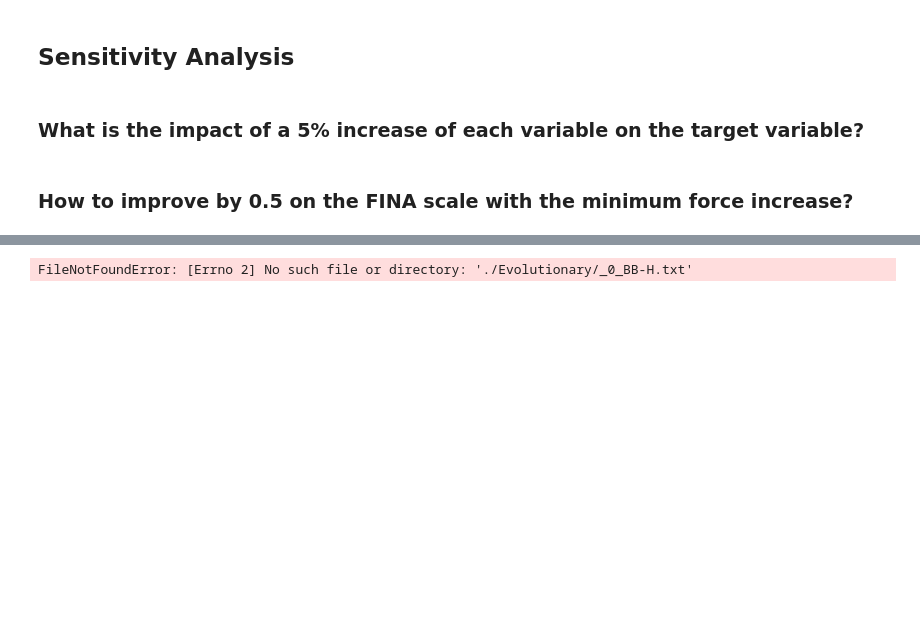
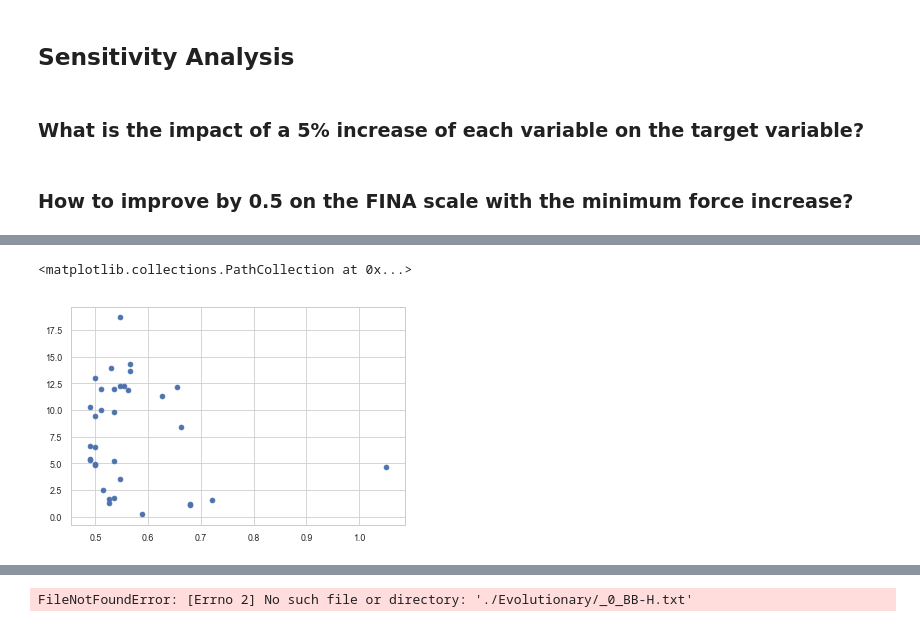
Before and after one commit to romainmartinez/synchro, a Jupyter notebook: synchro.ipynb, the cells around one changed output, grey strips where cells are left out. Saved outputs shown, nothing was run; the diff lists cells and outputs as text; code cells hidden in the pictures; blank space fills up the shorter version.

```diff
--- a/synchro.ipynb
+++ b/synchro.ipynb
@@ -883,0 +842,8 @@ Initial_obs
+# %%
+plt.scatter(
+    [s.objectives[0] for s in algorithm.result],
+    [s.objectives[2] for s in algorithm.result],
+)
+# %% [output]
+<matplotlib.collections.PathCollection at 0x...>
+[figure, added]
```
Also changed, not shown: parts of 27 cells of this notebook, 1 other file.
